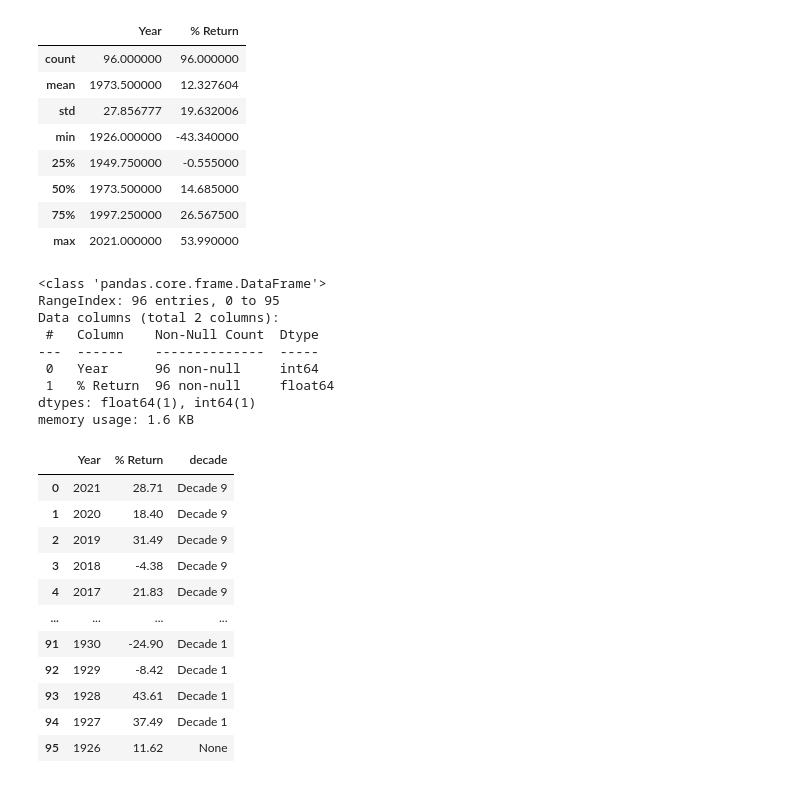
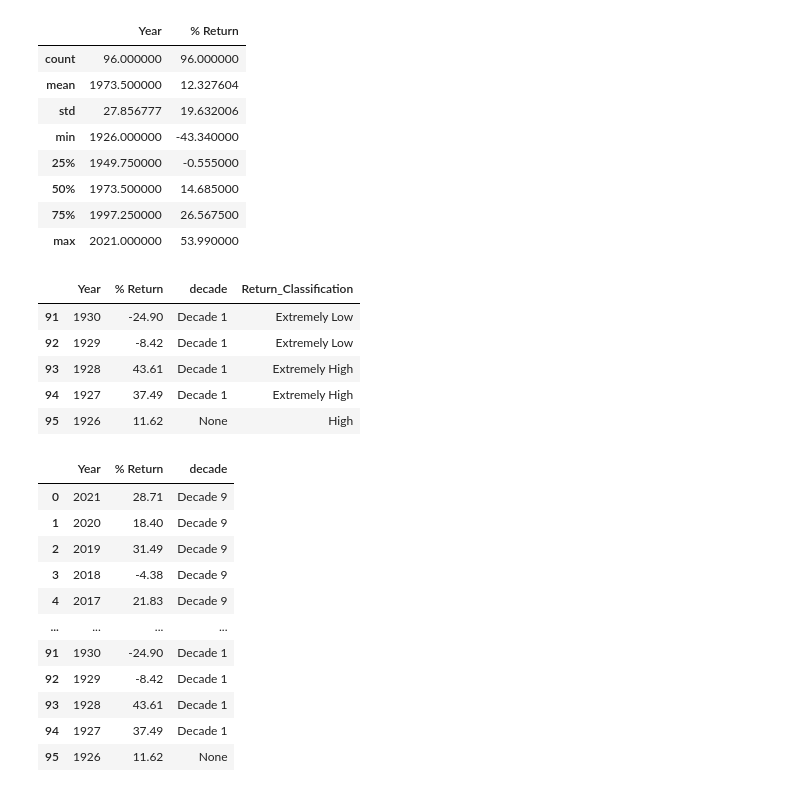
Before and after one commit to gacheru101/S-P-500-Analysis, a Jupyter notebook: Spooz Data analysis.ipynb, the cells around one changed output. Cells and saved outputs as stored; diff of their text form; code cells hidden in the pictures.

```diff
--- a/Spooz Data analysis.ipynb
+++ b/Spooz Data analysis.ipynb
@@ -46,17 +46,14 @@ df.describe()
 | max | 2021.000000 | 53.990000 |
 # %%
 #looking at the data tyes
-df.info()
+df.tail()
 # %% [output]
-<class 'pandas.core.frame.DataFrame'>
-RangeIndex: 96 entries, 0 to 95
-Data columns (total 2 columns):
- #   Column    Non-Null Count  Dtype
----  ------    --------------  -----
- 0   Year      96 non-null     int64
- 1   % Return  96 non-null     float64
-dtypes: float64(1), int64(1)
-memory usage: 1.6 KB
+|  | Year | % Return | decade | Return_Classification |
+| 91 | 1930 | -24.90 | Decade 1 | Extremely Low |
+| 92 | 1929 | -8.42 | Decade 1 | Extremely Low |
+| 93 | 1928 | 43.61 | Decade 1 | Extremely High |
+| 94 | 1927 | 37.49 | Decade 1 | Extremely High |
+| 95 | 1926 | 11.62 | None | High |
 # %%
 #creating a funct to categorize the years based on decades
 def filter(x):
```
Also changed, not shown: parts of 5 cells of this notebook.
